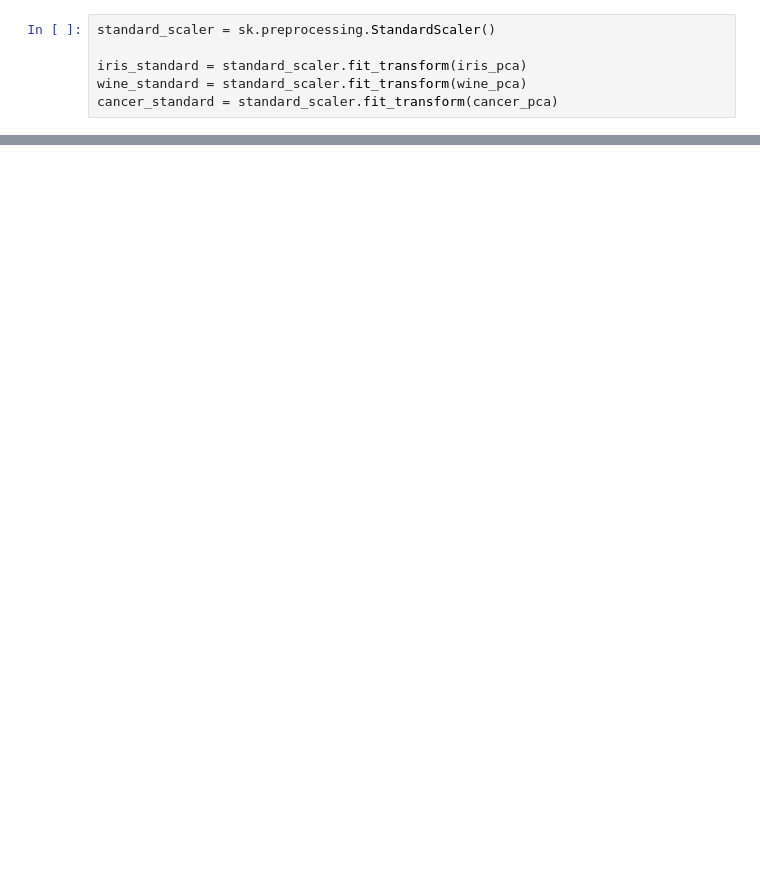
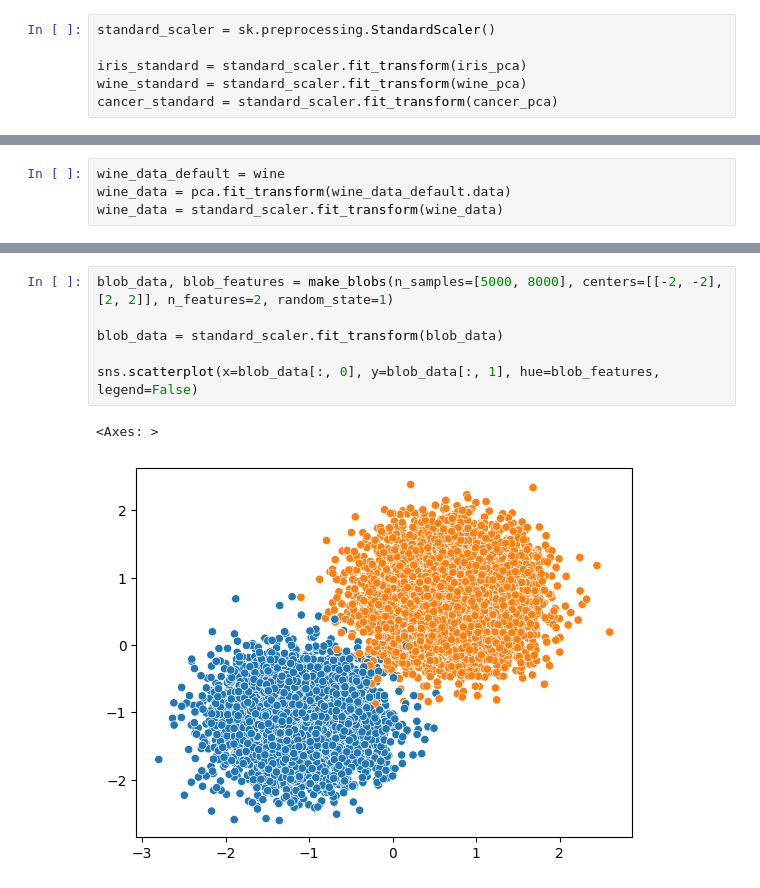
Before and after one commit to Jaromek/radialAngleAugmentation, a Jupyter notebook: wykresy/metodyNumeryczneSprawdzenia.ipynb, the cells around one changed output, grey strips where cells are left out. Cells and saved outputs as stored; diff of their text form; blank space fills up the shorter version.

```diff
--- a/wykresy/metodyNumeryczneSprawdzenia.ipynb
+++ b/wykresy/metodyNumeryczneSprawdzenia.ipynb
@@ -458,0 +187,4 @@ ic| pearson_cov: PearsonRResult(statistic=np.float64(0.0008549197130074595), pva
+# %%
+wine_data_default = wine
+wine_data = pca.fit_transform(wine_data_default.data)
+wine_data = standard_scaler.fit_transform(wine_data)
@@ -458,0 +259,9 @@ ic| pearson_cov: PearsonRResult(statistic=np.float64(0.0008549197130074595), pva
+# %%
+blob_data, blob_features = make_blobs(n_samples=[5000, 8000], centers=[[-2, -2], [2, 2]], n_features=2, random_state=1)
+
+blob_data = standard_scaler.fit_transform(blob_data)
+
+sns.scatterplot(x=blob_data[:, 0], y=blob_data[:, 1], hue=blob_features, legend=False)
+# %% [output]
+<Axes: >
+[figure, added]
```
Also changed, not shown: parts of 44 cells of this notebook, 25 other files.
